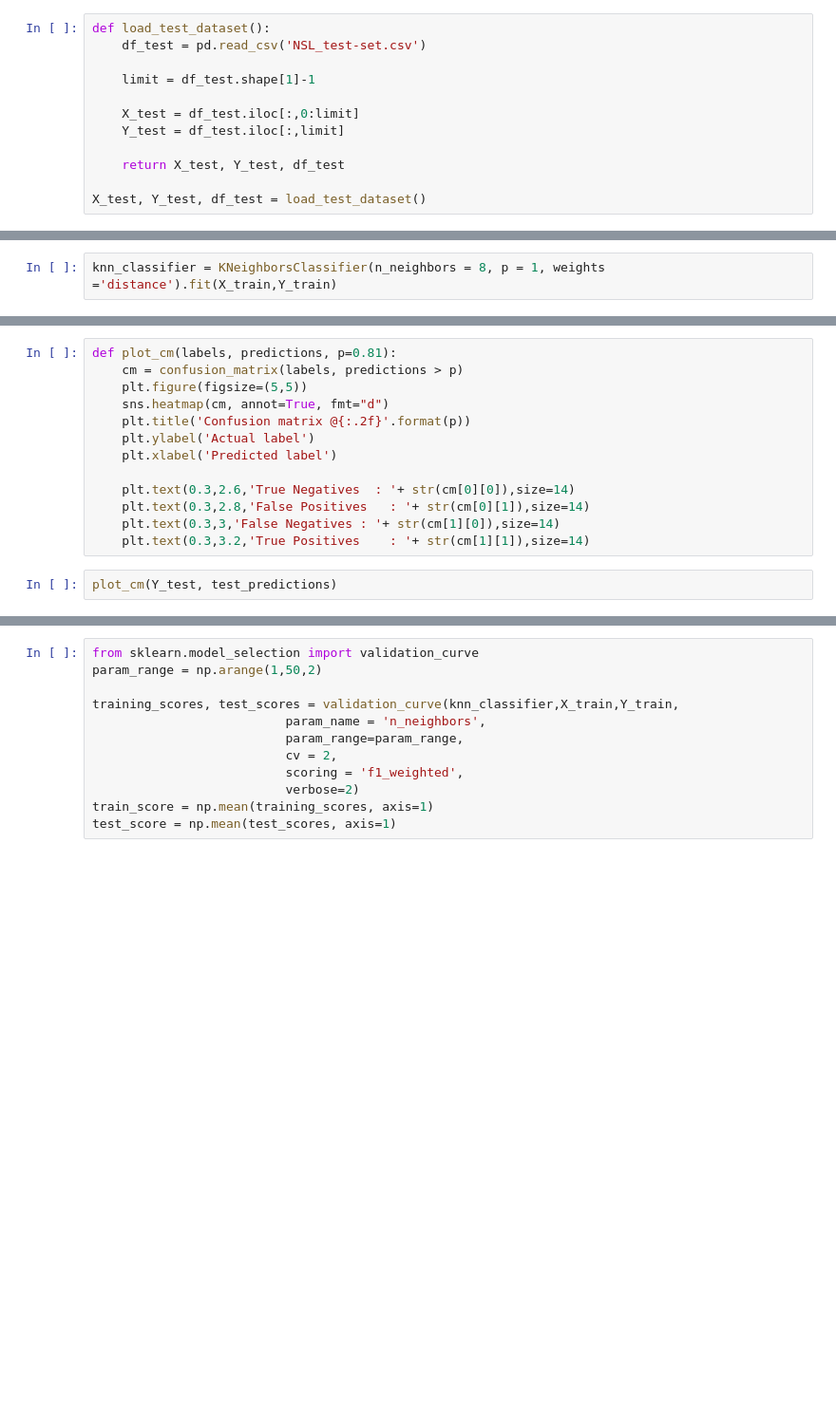
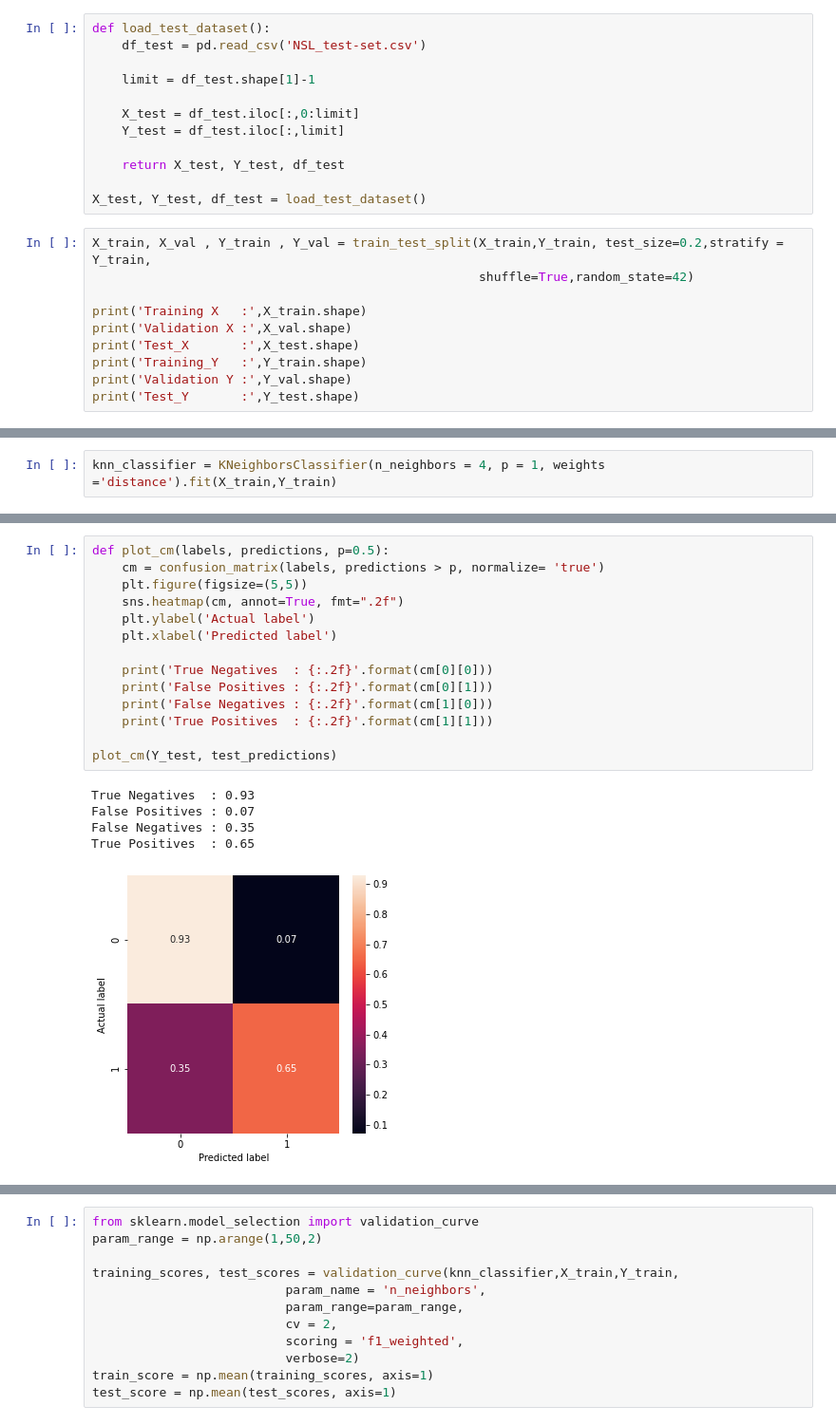
Before and after one commit to sharukat/FYP-ML-IDS, a Jupyter notebook: ML-IDS-KNN-NSL.ipynb, the cells around one changed output, grey strips where cells are left out. Shown: that part at 95% size. Cells and saved outputs as stored; diff of their text form; blank space fills up the shorter version.

```diff
--- a/ML-IDS-KNN-NSL.ipynb
+++ b/ML-IDS-KNN-NSL.ipynb
@@ -38,3 +38,13 @@ def load_test_dataset():
     return X_test, Y_test, df_test
 
 X_test, Y_test, df_test = load_test_dataset()
+# %%
+X_train, X_val , Y_train , Y_val = train_test_split(X_train,Y_train, test_size=0.2,stratify = Y_train,
+                                                    shuffle=True,random_state=42)
+
+print('Training X   :',X_train.shape)
+print('Validation X :',X_val.shape)
+print('Test_X       :',X_test.shape)
+print('Training_Y   :',Y_train.shape)
+print('Validation Y :',Y_val.shape)
+print('Test_Y       :',Y_test.shape)
@@ -41,5 +58,5 @@ X_test, Y_test, df_test = load_test_dataset()
 # %%
-knn_classifier = KNeighborsClassifier(n_neighbors = 8, p = 1, weights ='distance').fit(X_train,Y_train)
+knn_classifier = KNeighborsClassifier(n_neighbors = 4, p = 1, weights ='distance').fit(X_train,Y_train)
 # %%
 test_predictions = knn_classifier.predict(X_test)
 
@@ -50,17 +79,22 @@ print("Test set accuracy            : {:.6f} %".format(accuracy_score(Y_test, te
 # %%
-def plot_cm(labels, predictions, p=0.81):
-    cm = confusion_matrix(labels, predictions > p)
+def plot_cm(labels, predictions, p=0.5):
+    cm = confusion_matrix(labels, predictions > p, normalize= 'true')
     plt.figure(figsize=(5,5))
-    sns.heatmap(cm, annot=True, fmt="d")
-    plt.title('Confusion matrix @{:.2f}'.format(p))
+    sns.heatmap(cm, annot=True, fmt=".2f")
     plt.ylabel('Actual label')
     plt.xlabel('Predicted label')
 
-    plt.text(0.3,2.6,'True Negatives  : '+ str(cm[0][0]),size=14)
-    plt.text(0.3,2.8,'False Positives   : '+ str(cm[0][1]),size=14)
-    plt.text(0.3,3,'False Negatives : '+ str(cm[1][0]),size=14)
-    plt.text(0.3,3.2,'True Positives    : '+ str(cm[1][1]),size=14)
+    print('True Negatives  : {:.2f}'.format(cm[0][0]))
+    print('False Positives : {:.2f}'.format(cm[0][1]))
+    print('False Negatives : {:.2f}'.format(cm[1][0]))
+    print('True Positives  : {:.2f}'.format(cm[1][1]))
+
+plot_cm(Y_test, test_predictions)
+# %% [output]
+True Negatives  : 0.93
+False Positives : 0.07
+False Negatives : 0.35
+True Positives  : 0.65
+[figure, added]
-# %%
-plot_cm(Y_test, test_predictions)
 # %%
 print(classification_report(Y_test, test_predictions))
```
Also changed, not shown: parts of 16 cells of this notebook, 7 other files.
